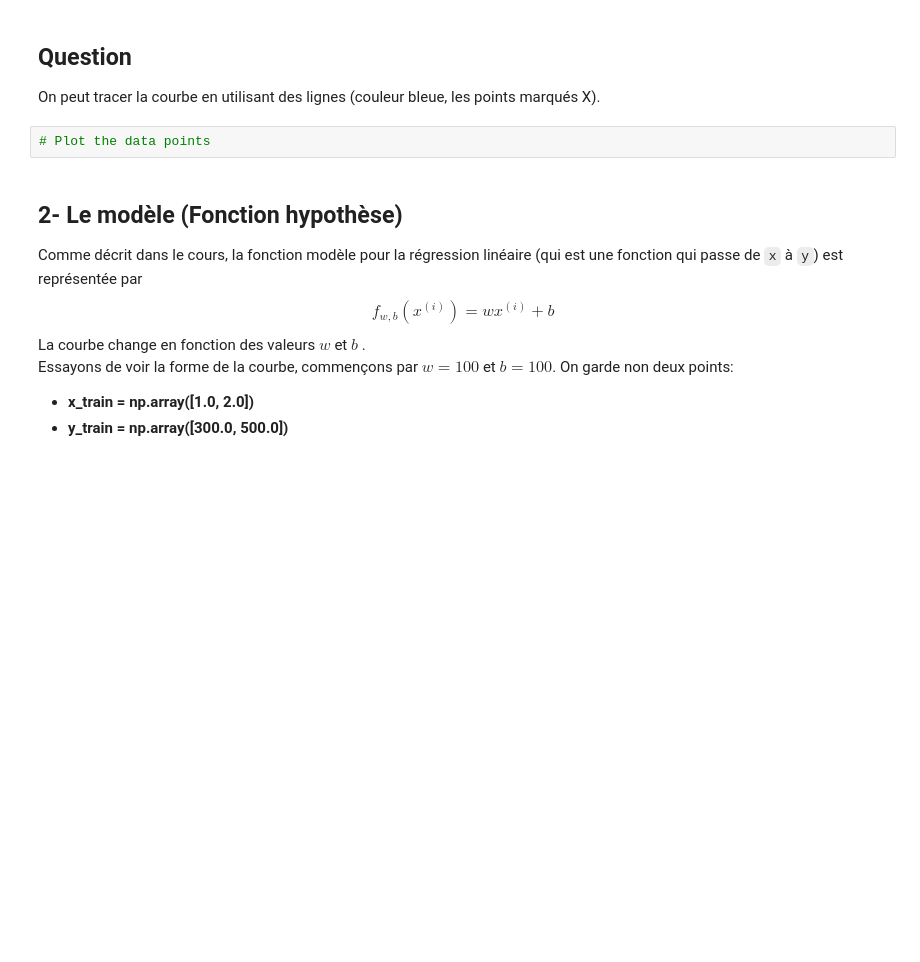
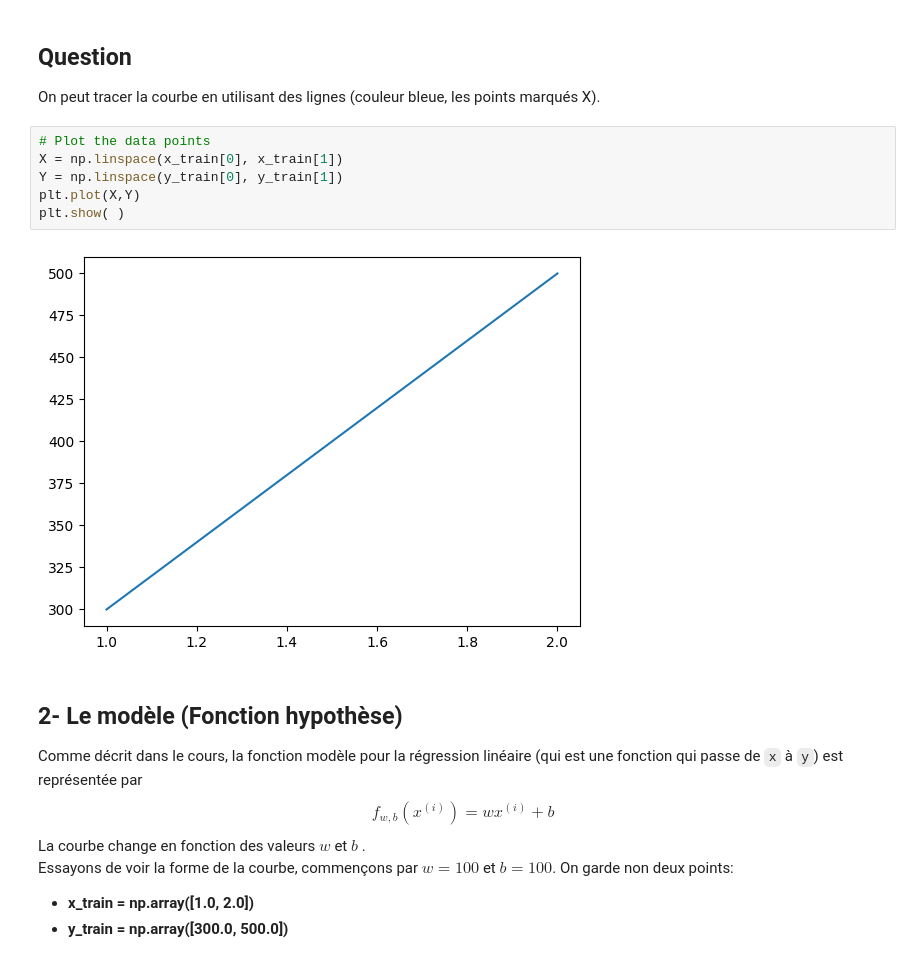
Before and after one commit to adamelhirch/R5.AGED.08, a Jupyter notebook: TP2/TP2_1 Linear Regression.ipynb, the cells around one changed output. Saved outputs shown, nothing was run; the diff lists cells and outputs as text; blank space fills up the shorter version.

```diff
--- a/TP2/TP2_1 Linear Regression.ipynb
+++ b/TP2/TP2_1 Linear Regression.ipynb
@@ -122,6 +137,12 @@ plt.show()
 On peut tracer la courbe en utilisant des lignes (couleur bleue, les points marqués X).
 # %%
 # Plot the data points
+X = np.linspace(x_train[0], x_train[1])
+Y = np.linspace(y_train[0], y_train[1])
+plt.plot(X,Y)
+plt.show( )
+# %% [output]
+[figure, added]
 # %% [markdown]
 <a name="2"></a>
 ## 2- Le modèle (Fonction hypothèse)
```
Also changed, not shown: parts of 13 cells of this notebook, 3 other files.
